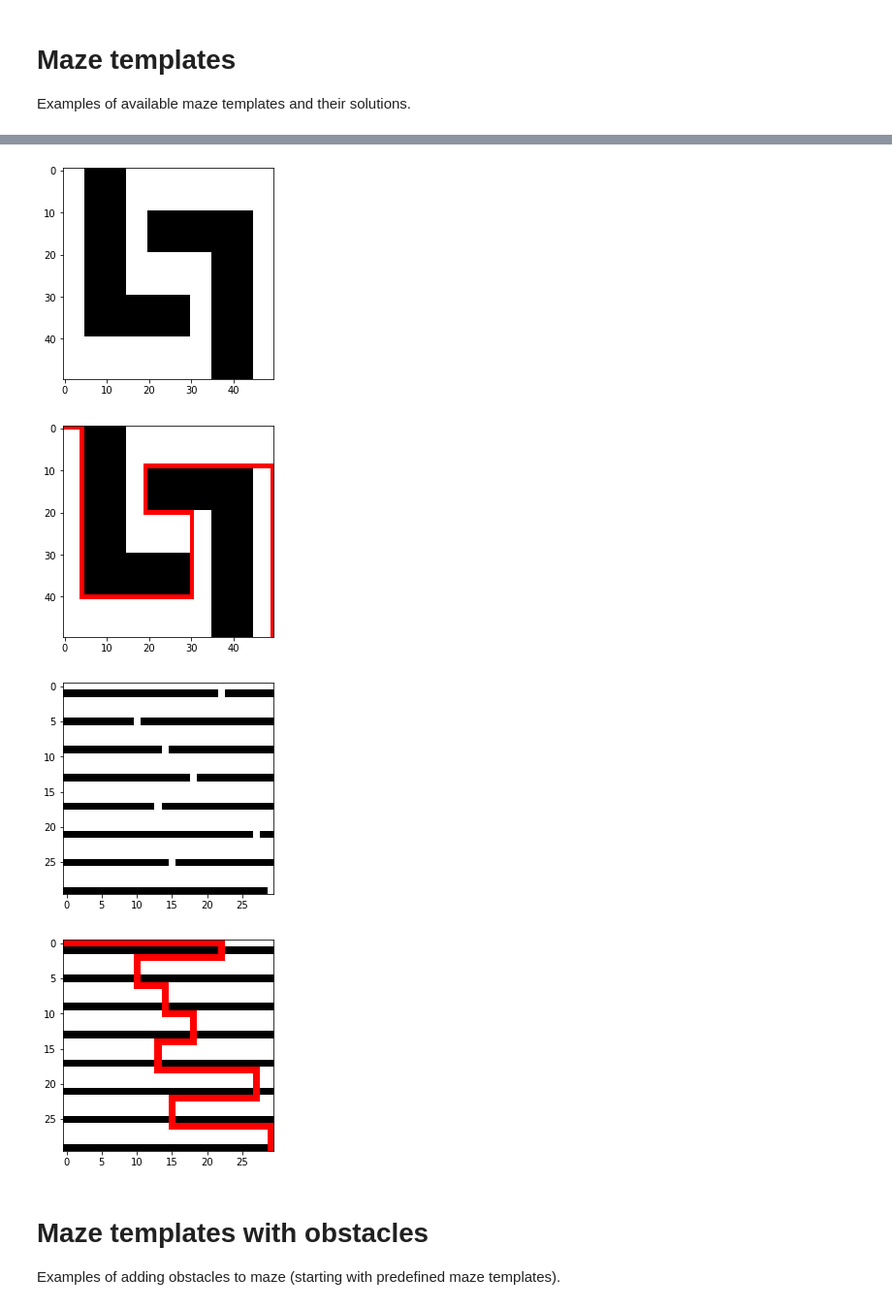
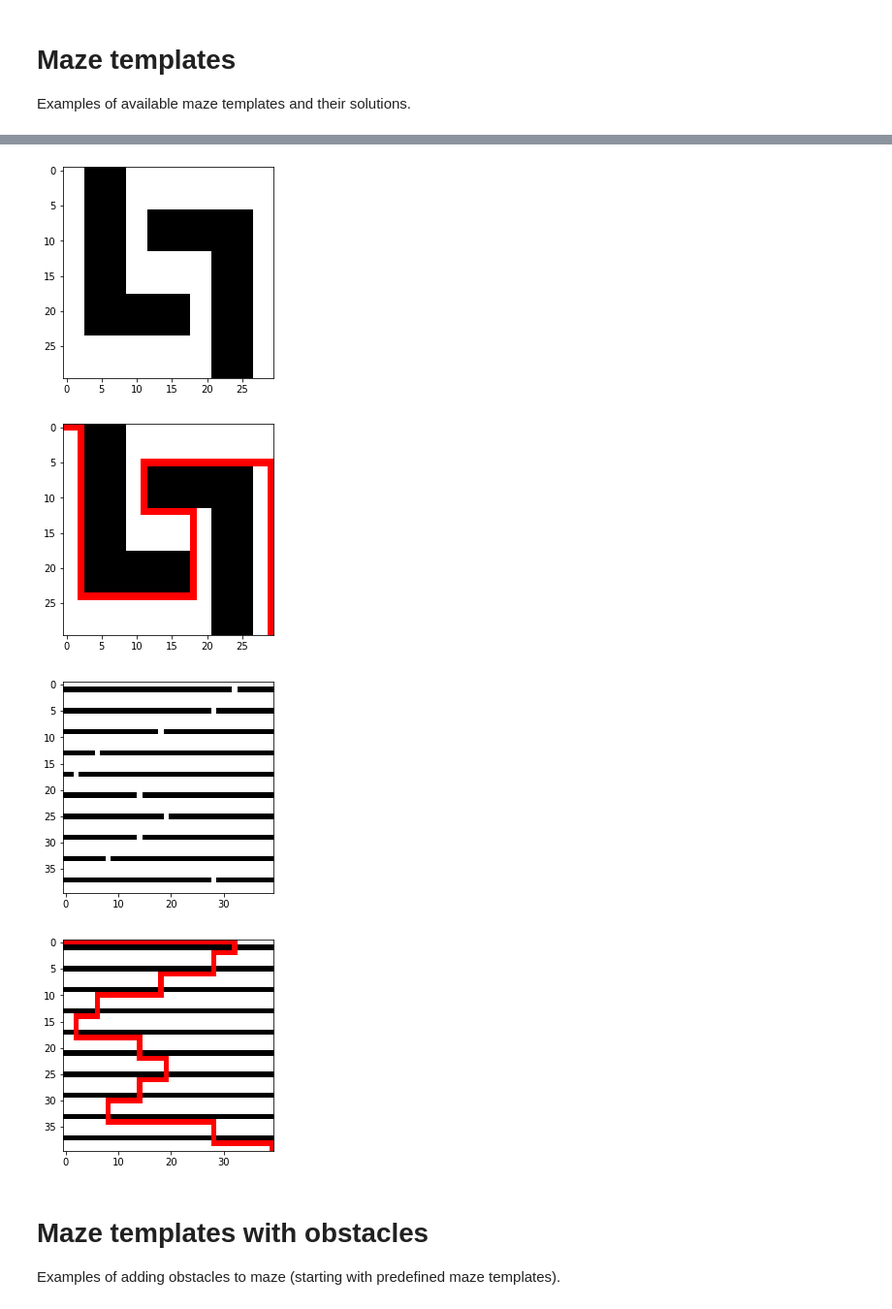
Before and after one commit to TAB0048/vvp-project, a Jupyter notebook: examples.ipynb, the cells around one changed output, grey strips where cells are left out. Shown at 97% size. Cells and saved outputs as stored; diff of their text form; code cells hidden in the pictures.

```diff
--- a/examples.ipynb
+++ b/examples.ipynb
@@ -180,17 +180,17 @@ empty_maze.draw_maze_path()
 # %%
-slalom_maze = MazeTemplate.slalom(50)
+slalom_maze = MazeTemplate.slalom(30)
 slalom_maze.draw_maze()
 slalom_maze.draw_maze_path()
 # %% [output]
-[figure, old version]
+[figure, new version]
-[figure, old version]
+[figure, new version]
 # %%
-lines_maze = MazeTemplate.lines(30)
+lines_maze = MazeTemplate.lines(40)
 lines_maze.draw_maze()
 lines_maze.draw_maze_path()
 # %% [output]
-[figure, old version]
+[figure, new version]
-[figure, old version]
+[figure, new version]
 # %% [markdown]
 # Maze templates with obstacles
 Examples of adding obstacles to maze (starting with predefined maze templates).
```
Also changed, not shown: parts of 8 cells of this notebook, 2 other files.
